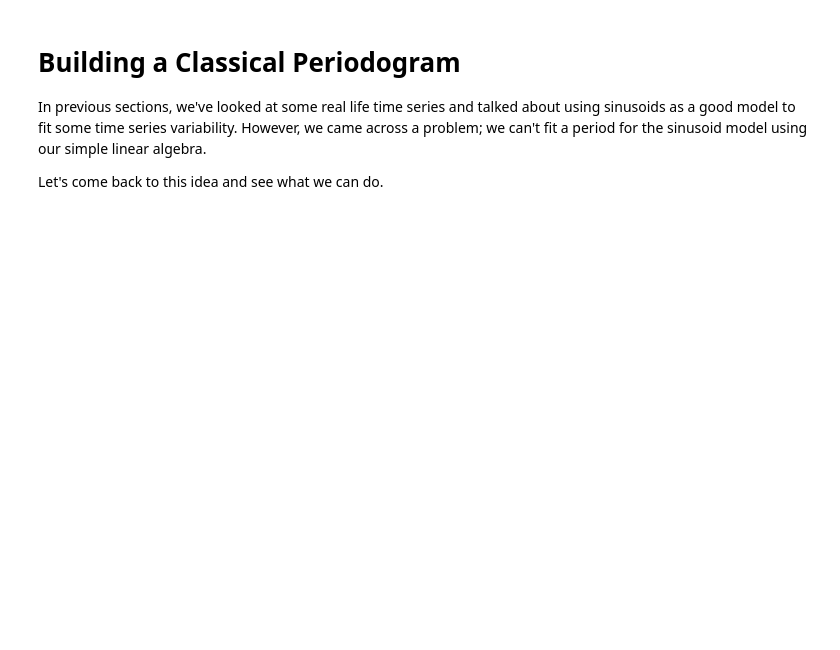
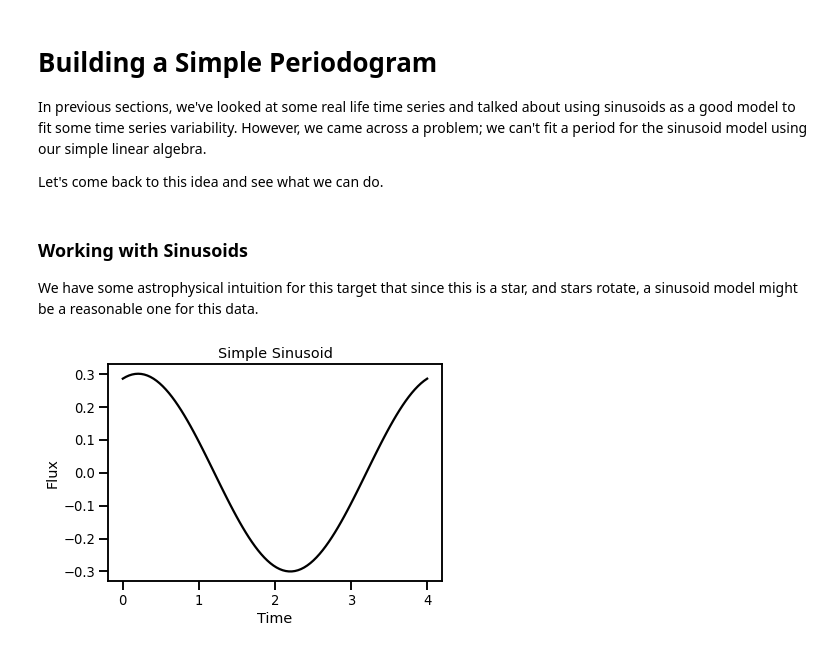
Before and after one commit to christinahedges/BuildingFastLinearModels, a Jupyter notebook: docs/3-1_classical-periodograms.ipynb, the cells around one changed output. Drawn from its saved outputs; the diff is of its cells as text; code cells hidden in the pictures; blank space fills up the shorter version.

```diff
--- a/docs/3-1_classical-periodograms.ipynb
+++ b/docs/3-1_classical-periodograms.ipynb
@@ -1,5 +1,5 @@
 # %% [markdown]
-# Building a Classical Periodogram
+# Building a Simple Periodogram
 
 In previous sections, we've looked at some real life time series and talked about using sinusoids as a good model to fit some time series variability. However, we came across a problem; we can't fit a period for the sinusoid model using our simple linear algebra.
 
@@ -10,0 +14,15 @@ import matplotlib.pyplot as plt
+# %% [markdown]
+### Working with Sinusoids
+
+We have some astrophysical intuition for this target that since this is a star, and stars rotate, a sinusoid model might be a reasonable one for this data.
+# %%
+x = np.linspace(0, 4, 100)
+period = 4
+amplitude = 0.3
+phase = 1.254
+y = amplitude * np.sin(x * (2 * np.pi)/period + phase)
+fig, ax = plt.subplots()
+ax.plot(x, y, c='k')
+ax.set(xlabel='Time', ylabel='Flux', title='Simple Sinusoid');
+# %% [output]
+[figure, new version]
```
Also changed, not shown: parts of 47 cells of this notebook, 10 other files.
